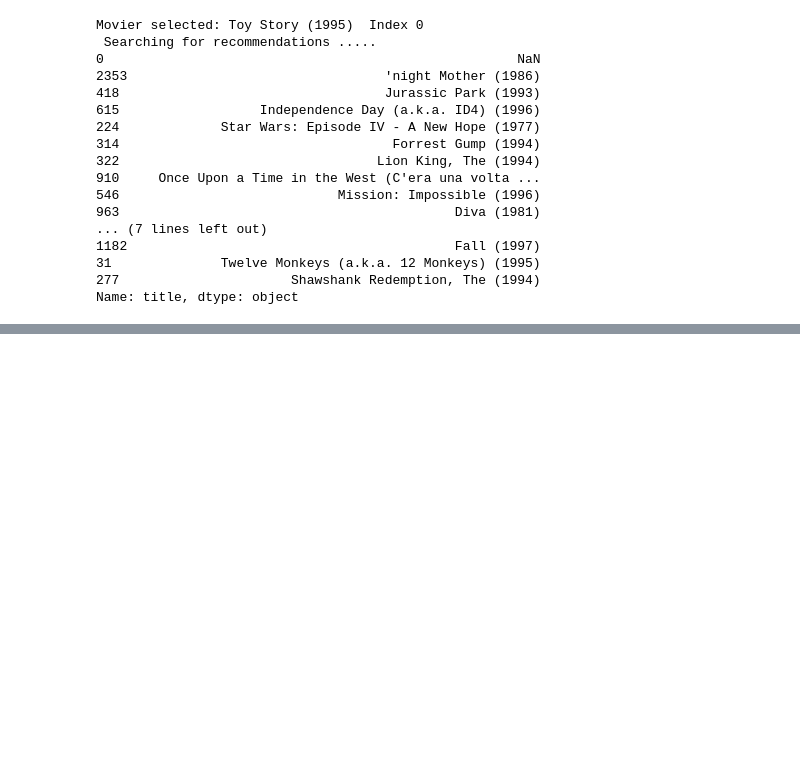
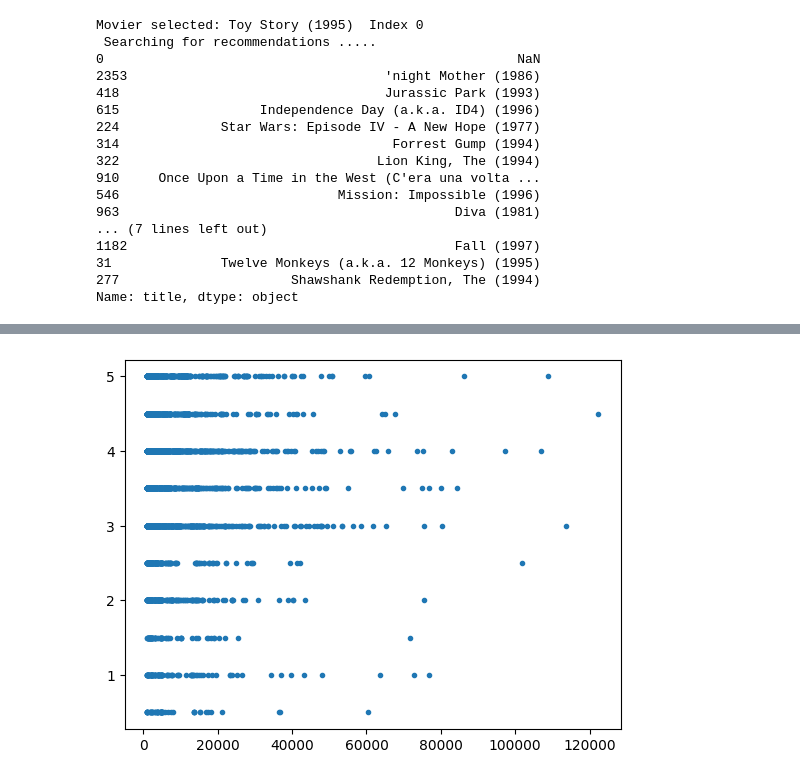
Before and after one commit to danlundh67/AI-recomend_predict, a Jupyter notebook: recommend.ipynb, the cells around one changed output, grey strips where cells are left out. Saved outputs shown, nothing was run; the diff lists cells and outputs as text; code cells hidden in the pictures; blank space fills up the shorter version.

Commit message:
Fixing expl. data plot

```diff
--- a/recommend.ipynb
+++ b/recommend.ipynb
@@ -87,0 +92,13 @@ Name: title, dtype: object
+# %%
+
+movies = 'Data2/ml-latest/ml-latest/movies.csv'
+ratings = 'Data2/ml-latest/ml-latest/ratings.csv'
+
+df_movies = pd.read_csv(movies, usecols=['movieId','title'], dtype={'movieId':'int32', 'title':'str'} )
+df_ratings = pd.read_csv(ratings, usecols=['userId', 'movieId', 'rating'], dtype={'userId':'int32', 'movieId':'int32', 'rating':'float32'})
+
+# 86,000 movies by 330,975 users.
+
+#df_movies.info()
+df_ratings.describe()
+df_ratings.head()
@@ -87,0 +112,17 @@ Name: title, dtype: object
+# %%
+import matplotlib.pyplot as plt
+import seaborn as sns
+
+# räkna om så att antal röster per film
+df_test=df_ratings.loc[(df_ratings.groupby(['movieId'])['userId'].count())]
+
+
+# ta bara hänsyn till de som har fler än 1000 omdömmen
+df_test2=df_test[df_test.index>1000]
+
+# df_test.head()
+# %%
+plt.plot(df_test2.index, df_test2['rating'], '.')
+plt.show()
+# %% [output]
+[figure, added]
```
Also changed, not shown: parts of 9 cells of this notebook.
